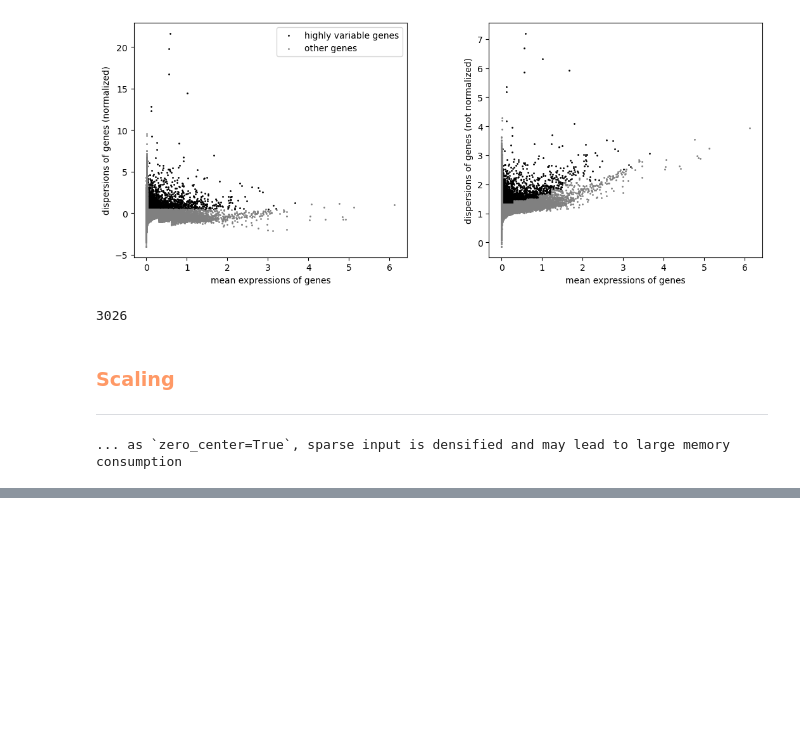
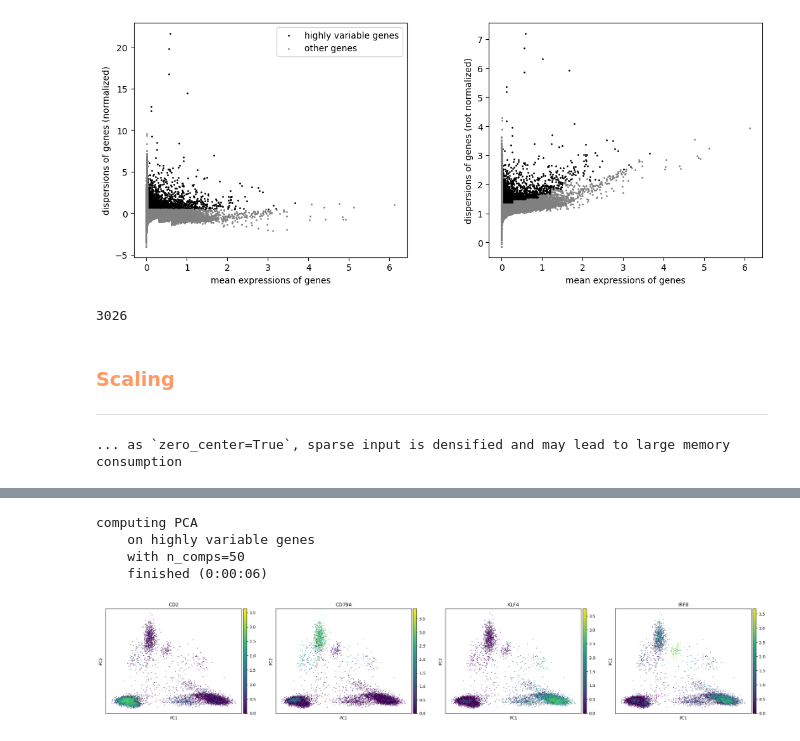
Before and after one commit to the-rich-piana/BioInfo-Notes, a Jupyter notebook: pbmc10k_ATAC.ipynb, the cells around one changed output, grey strips where cells are left out. Drawn from its saved outputs; the diff is of its cells as text; code cells hidden in the pictures; blank space fills up the shorter version.

```diff
--- a/pbmc10k_ATAC.ipynb
+++ b/pbmc10k_ATAC.ipynb
@@ -148,0 +163,11 @@ compute cell neighbourhood graph, and perform clustering to define cell types.
+# %%
+sc.tl.pca(rna, svd_solver='arpack')
+# %% [output]
+computing PCA
+    on highly variable genes
+    with n_comps=50
+    finished (0:00:06)
+# %%
+sc.pl.pca(rna, color=['CD2', 'CD79A', 'KLF4', 'IRF8'])
+# %% [output]
+[figure, added]
```
Also changed, not shown: parts of 30 cells of this notebook.
